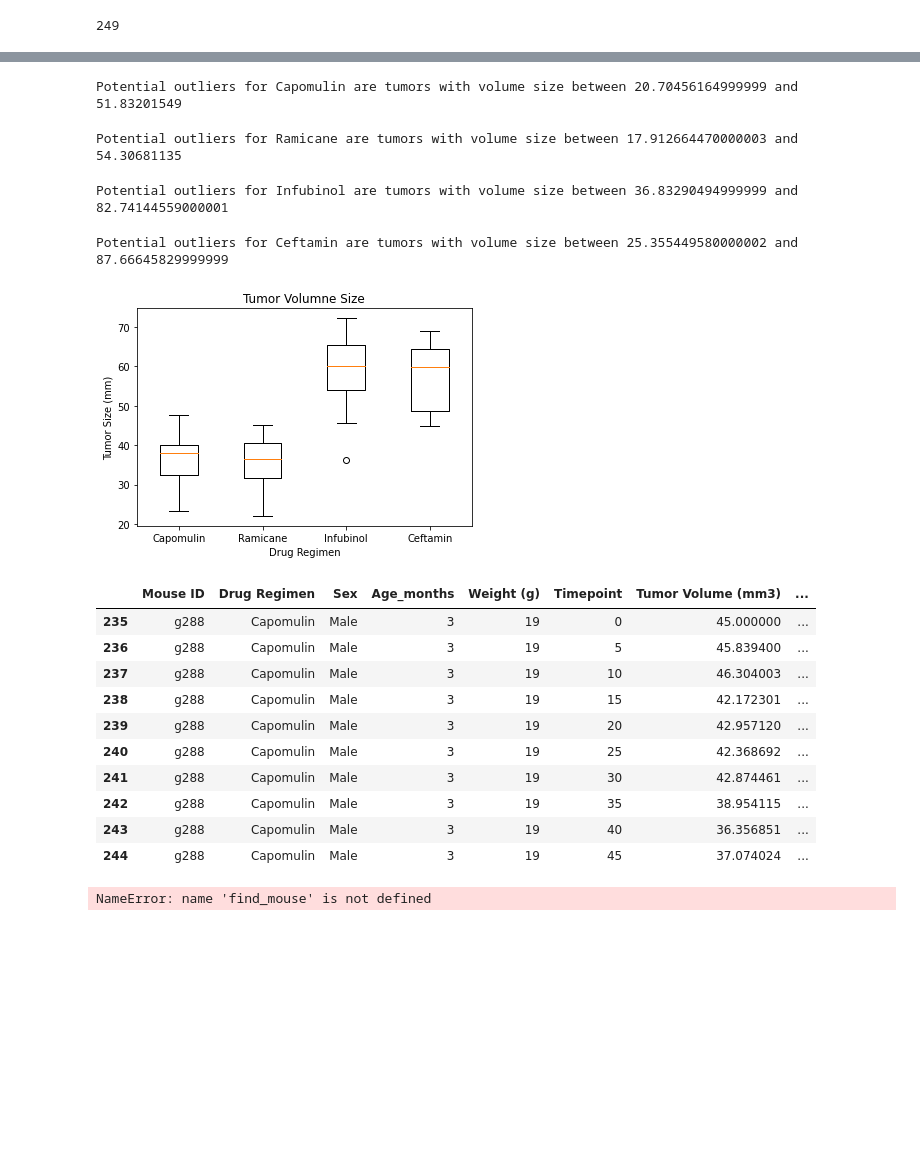
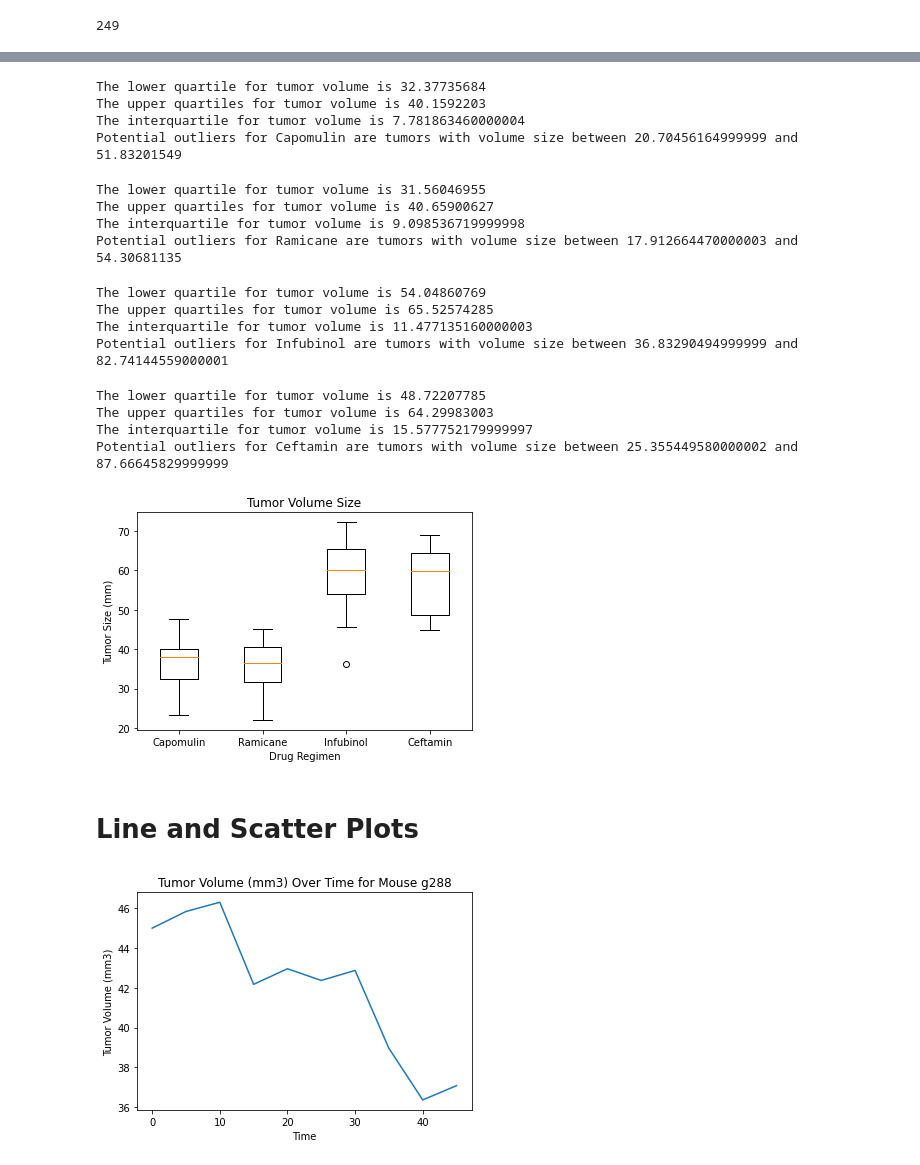
Before and after one commit to tealiie/matplotlib, a Jupyter notebook: pymaceuticals.ipynb, the cells around one changed output, grey strips where cells are left out. Cells and saved outputs as stored; diff of their text form; code cells hidden in the pictures; blank space fills up the shorter version.

```diff
--- a/pymaceuticals.ipynb
+++ b/pymaceuticals.ipynb
@@ -165,15 +222,21 @@ capo_df = new_merge.loc[new_merge['Drug Regimen'] == "Capomulin", :]
 
 tumor_capo = capo_df['Tumor Volume (mm3)']
 
-quartiles = tumour_capo.quantile([.25, .5, .75])
+quartiles = tumor_capo.quantile([.25, .5, .75])
 lowerq = quartiles[.25]
 upperq = quartiles[.75]
 iqr = upperq - lowerq
 lower_bound = lowerq - (1.5*iqr)
 upper_bound = upperq + (1.5*iqr)
 
+print(f"The lower quartile for tumor volume is {lowerq}")
+print(f"The upper quartiles for tumor volume is {upperq}")
+print(f"The interquartile for tumor volume is {iqr}")
 print(f"Potential outliers for Capomulin are tumors with volume size between {lower_bound} and {upper_bound}")
 # %% [output]
+The lower quartile for tumor volume is 32.37735684
+The upper quartiles for tumor volume is 40.1592203
+The interquartile for tumor volume is 7.781863460000004
 Potential outliers for Capomulin are tumors with volume size between 20.70456164999999 and 51.83201549
 # %%
 # Calculate the IQR and quantitatively determine if there are any potential outliers.
@@ -182,15 +245,21 @@ rami_df = new_merge.loc[new_merge['Drug Regimen'] == "Ramicane", :]
 
 tumor_rami = rami_df['Tumor Volume (mm3)']
 
-quartiles = tumour_rami.quantile([.25, .5, .75])
+quartiles = tumor_rami.quantile([.25, .5, .75])
 lowerq = quartiles[.25]
 upperq = quartiles[.75]
 iqr = upperq - lowerq
 lower_bound = lowerq - (1.5*iqr)
 upper_bound = upperq + (1.5*iqr)
 
+print(f"The lower quartile for tumor volume is {lowerq}")
+print(f"The upper quartiles for tumor volume is {upperq}")
+print(f"The interquartile for tumor volume is {iqr}")
 print(f"Potential outliers for Ramicane are tumors with volume size between {lower_bound} and {upper_bound}")
 # %% [output]
+The lower quartile for tumor volume is 31.56046955
+The upper quartiles for tumor volume is 40.65900627
+The interquartile for tumor volume is 9.098536719999998
 Potential outliers for Ramicane are tumors with volume size between 17.912664470000003 and 54.30681135
 # %%
 # Calculate the IQR and quantitatively determine if there are any potential outliers.
@@ -199,15 +268,21 @@ infu_df = new_merge.loc[new_merge['Drug Regimen'] == "Infubinol", :]
 
 tumor_infu = infu_df['Tumor Volume (mm3)']
 
-quartiles = tumour_infu.quantile([.25, .5, .75])
+quartiles = tumor_infu.quantile([.25, .5, .75])
 lowerq = quartiles[.25]
 upperq = quartiles[.75]
 iqr = upperq - lowerq
 lower_bound = lowerq - (1.5*iqr)
 upper_bound = upperq + (1.5*iqr)
 
+print(f"The lower quartile for tumor volume is {lowerq}")
+print(f"The upper quartiles for tumor volume is {upperq}")
+print(f"The interquartile for tumor volume is {iqr}")
 print(f"Potential outliers for Infubinol are tumors with volume size between {lower_bound} and {upper_bound}")
 # %% [output]
+The lower quartile for tumor volume is 54.04860769
+The upper quartiles for tumor volume is 65.52574285
+The interquartile for tumor volume is 11.477135160000003
 Potential outliers for Infubinol are tumors with volume size between 36.83290494999999 and 82.74144559000001
 # %%
 # Calculate the IQR and quantitatively determine if there are any potential outliers.
@@ -216,15 +291,21 @@ ceft_df = new_merge.loc[new_merge['Drug Regimen'] == "Ceftamin", :]
 
 tumor_ceft = ceft_df['Tumor Volume (mm3)']
 
-quartiles = tumour_ceft.quantile([.25, .5, .75])
+quartiles = tumor_ceft.quantile([.25, .5, .75])
 lowerq = quartiles[.25]
 upperq = quartiles[.75]
 iqr = upperq - lowerq
 lower_bound = lowerq - (1.5*iqr)
 upper_bound = upperq + (1.5*iqr)
 
+print(f"The lower quartile for tumor volume is {lowerq}")
+print(f"The upper quartiles for tumor volume is {upperq}")
+print(f"The interquartile for tumor volume is {iqr}")
 print(f"Potential outliers for Ceftamin are tumors with volume size between {lower_bound} and {upper_bound}")
 # %% [output]
+The lower quartile for tumor volume is 48.72207785
+The upper quartiles for tumor volume is 64.29983003
+The interquartile for tumor volume is 15.577752179999997
 Potential outliers for Ceftamin are tumors with volume size between 25.355449580000002 and 87.66645829999999
 # %%
 # Generate a box plot of the final tumor volume of each mouse across four regimens of interest
@@ -232,35 +313,28 @@ Potential outliers for Ceftamin are tumors with volume size between 25.355449580
 tumor_sizes = [tumor_capo, tumor_rami, tumor_infu, tumor_ceft]
 
 fig, ax1 = plt.subplots()
-ax1.set_title('Tumor Volumne Size')
+ax1.set_title('Tumor Volume Size')
 ax1.set_xlabel('Drug Regimen')
 ax1.set_ylabel('Tumor Size (mm)')
 ax1.boxplot(tumor_sizes, labels=["Capomulin", "Ramicane", "Infubinol", "Ceftamin"])
 plt.show()
 # %% [output]
-[figure, old version]
+[figure, new version]
+# %% [markdown]
+# Line and Scatter Plots
 # %%
 # Generate a line plot of time point versus tumor volume for a mouse treated with Capomulin
-# Find mouse g288 using capo_df
+# Find mouse using capo_df
 
 mouse_g288 = merged_results.loc[merged_results['Mouse ID'] == 'g288']
+time = mouse_g288['Timepoint']
+tumor_vol = mouse_g288['Tumor Volume (mm3)']
 
-mouse_g288
-
-ply.plt
+plt.plot(time, tumor_vol)
+plt.title('Tumor Volume (mm3) Over Time for Mouse g288')
+plt.xlabel('Time')
+plt.ylabel('Tumor Volume (mm3)')
+plt.tight_layout
+plt.show()
 # %% [output]
-|  | Mouse ID | Drug Regimen | Sex | Age_months | Weight (g) | Timepoint | Tumor Volume (mm3) | ... |
-| 235 | g288 | Capomulin | Male | 3 | 19 | 0 | 45.000000 | ... |
-| 236 | g288 | Capomulin | Male | 3 | 19 | 5 | 45.839400 | ... |
-| 237 | g288 | Capomulin | Male | 3 | 19 | 10 | 46.304003 | ... |
-| 238 | g288 | Capomulin | Male | 3 | 19 | 15 | 42.172301 | ... |
-| 239 | g288 | Capomulin | Male | 3 | 19 | 20 | 42.957120 | ... |
-| 240 | g288 | Capomulin | Male | 3 | 19 | 25 | 42.368692 | ... |
-| 241 | g288 | Capomulin | Male | 3 | 19 | 30 | 42.874461 | ... |
-| 242 | g288 | Capomulin | Male | 3 | 19 | 35 | 38.954115 | ... |
-| 243 | g288 | Capomulin | Male | 3 | 19 | 40 | 36.356851 | ... |
-| 244 | g288 | Capomulin | Male | 3 | 19 | 45 | 37.074024 | ... |
+[figure, added]
-# %%
-find_mouse
-# %% [output]
-NameError: name 'find_mouse' is not defined
```
Also changed, not shown: parts of 23 cells of this notebook.
